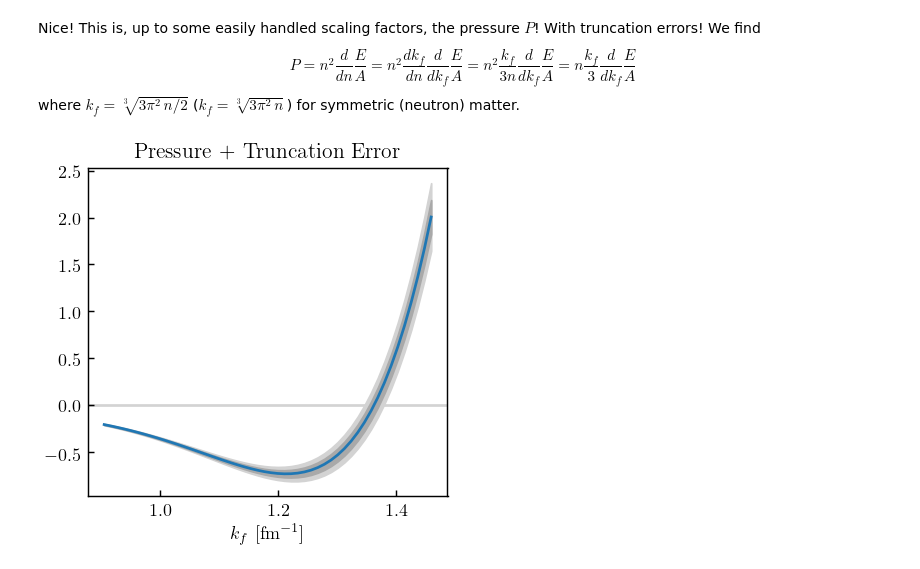
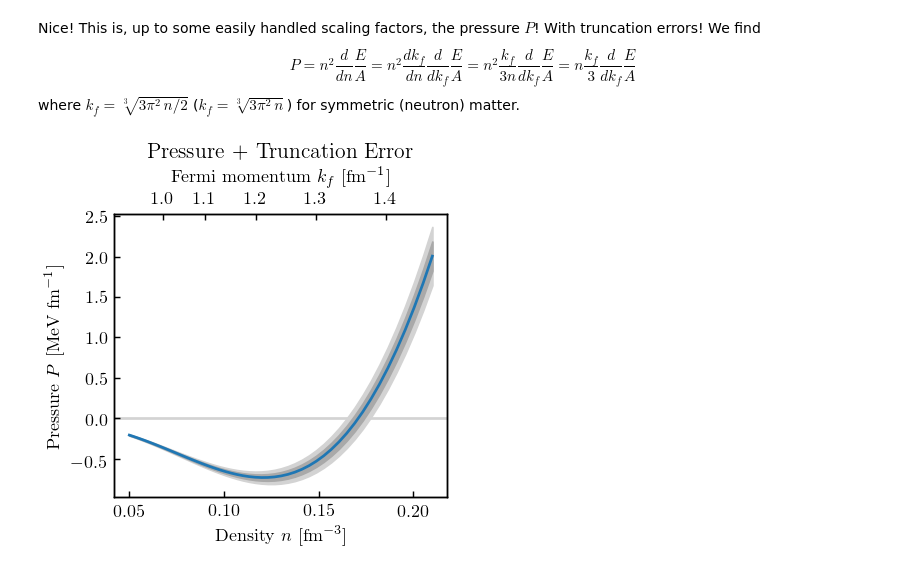
Before and after one commit to buqeye/nuclear-matter-convergence, a Jupyter notebook: analysis/derivatives-bands.ipynb, the cells around one changed output. Saved outputs shown, nothing was run; the diff lists cells and outputs as text; code cells hidden in the pictures.

Commit message:
plots pressure as a function of density (primary axis) and shows kf on secondary axis

```diff
--- a/analysis/derivatives-bands.ipynb
+++ b/analysis/derivatives-bands.ipynb
@@ -389,18 +390,34 @@ $$
 P = n^2 \frac{d}{dn} \frac{E}{A} = n^2 \frac{dk_f}{dn} \frac{d}{dk_f}  \frac{E}{A} = n^2 \frac{k_f}{3n} \frac{d}{dk_f}  \frac{E}{A} = n \frac{k_f}{3} \frac{d}{dk_f}  \frac{E}{A}
 $$
 where $k_f = \sqrt[3]{3\pi^2\, n/2}$ ($k_f = \sqrt[3]{3\pi^2\, n}$) for symmetric (neutron) matter.
+# %%
+def density(kf, g=2):
+    # g=2 SNM, g=1 PNM
+    return g*kf**3/(3.*np.pi**2)
 # %%
 density_all = nuclear_density(kf_s_all, degeneracy=4)
 to_pressure_factor = kf_s_all / 3 * density_all
 
 pressure = y_s_star_prime * to_pressure_factor
 pressure_std = std_total_star_prime * to_pressure_factor
 
 fig, ax = plt.subplots(figsize=(3.4, 3.4))
-curve_plus_bands_plot(ax, kf_s_all, pressure, pressure_std)
+ax2 = ax.twiny() # axis for kf
+curve_plus_bands_plot(ax, density_all, pressure, pressure_std)
 ax.axhline(0, 0, 1, c=color_95, zorder=0)
+
+# set labels and title
+ax.set_xlabel(r"Density $n$ [fm$^{-3}$]")
+ax.set_ylabel(r'Pressure $P$ [MeV fm$^{-1}$]')
+ax2.set_xlabel(r'Fermi momentum $k_f$ [fm$^{-1}$]')
 ax.set_title('Pressure + Truncation Error')
-ax.set_xlabel(r'$k_f$ [fm$^{-1}$]')
+
+# set limits and ticks for kf axis
+kfTickLocations = np.array([1.0, 1.1, 1.2, 1.3, 1.4])
+ax2.set_xlim(ax.get_xlim())
+ax2.set_xticks(density(kfTickLocations))
+ax2.set_xticklabels(kfTickLocations)
+
 fig.tight_layout();
 # %% [output]
-[figure, old version]
+[figure, new version]
```
Also changed, not shown: parts of 4 cells of this notebook.
